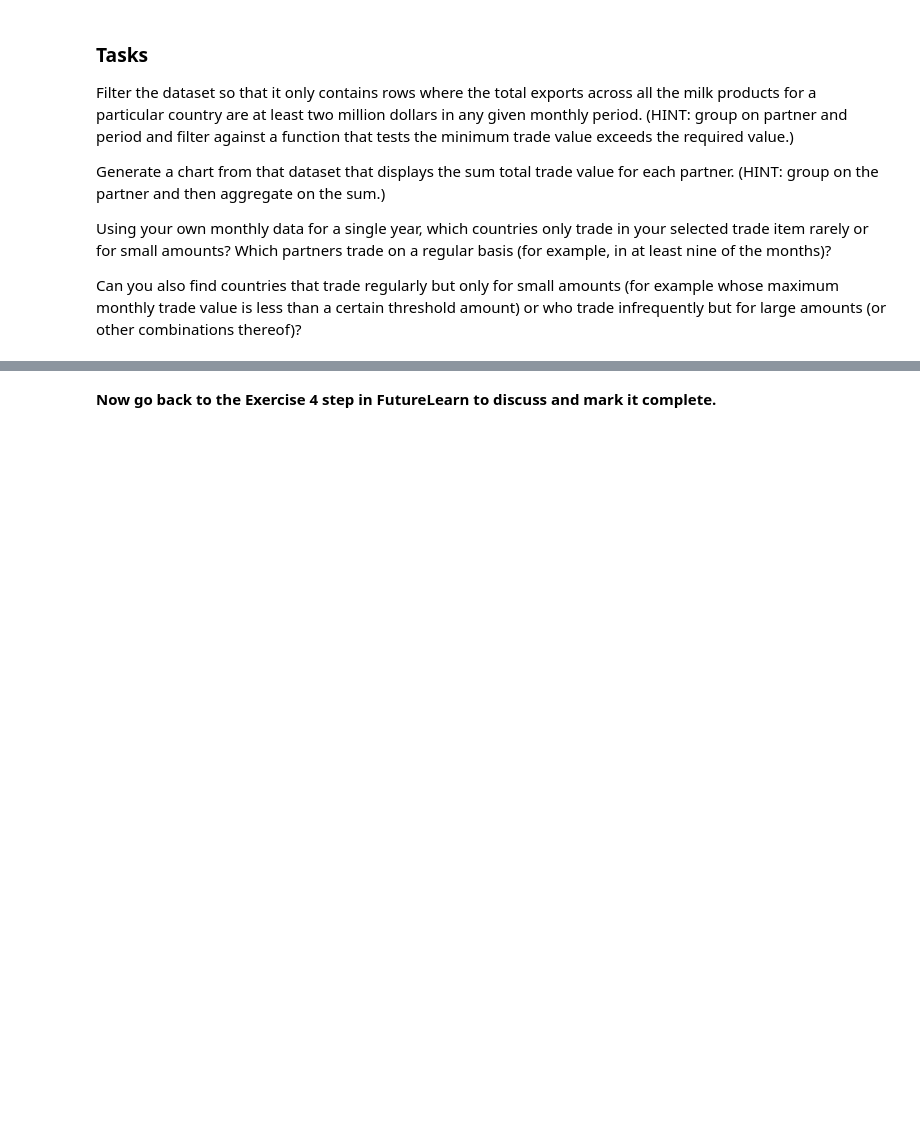
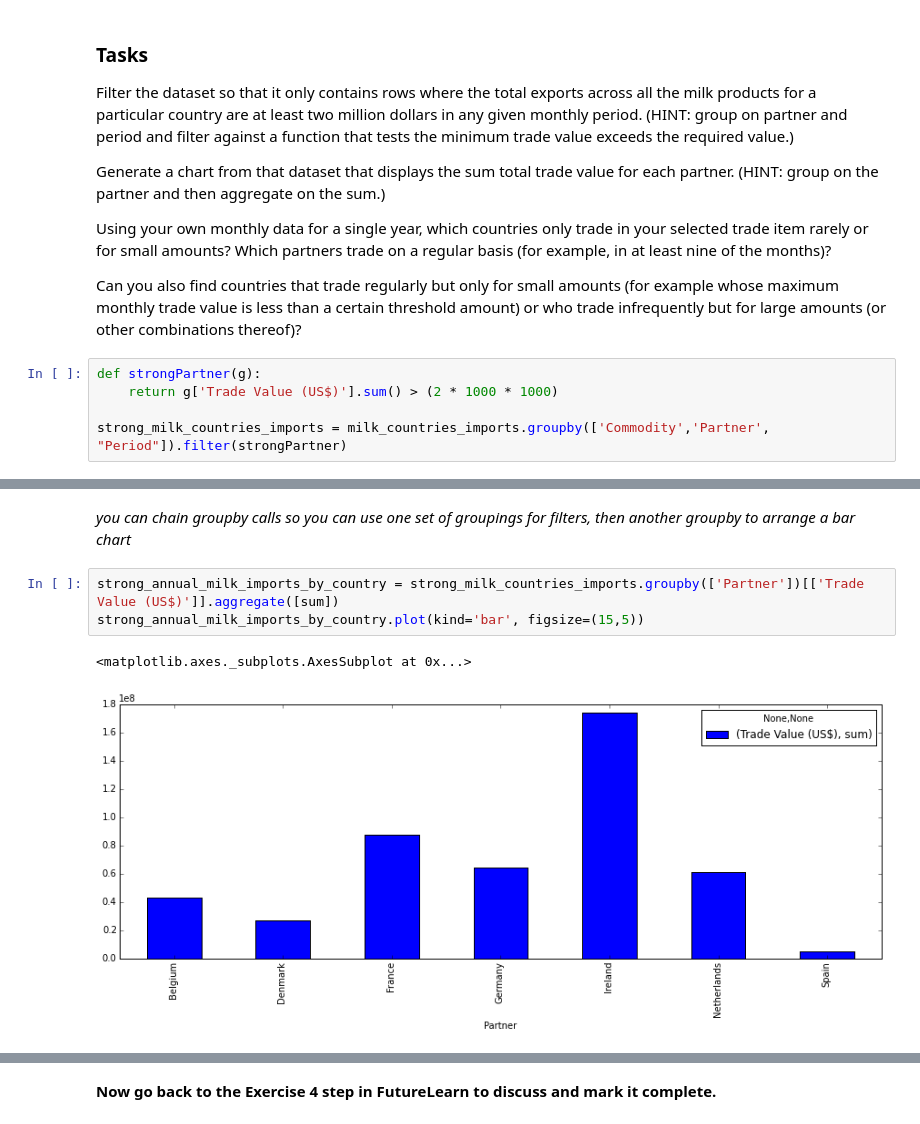
Before and after one commit to mrchrisadams/future-learn-learn-to-code, a Jupyter notebook: Week 4_exercise_notebook-copy.ipynb, the cells around one changed output, grey strips where cells are left out. Saved outputs shown, nothing was run; the diff lists cells and outputs as text; blank space fills up the shorter version.

```diff
--- a/Week 4_exercise_notebook-copy.ipynb
+++ b/Week 4_exercise_notebook-copy.ipynb
@@ -781,3 +828,8 @@ Generate a chart from that dataset that displays the sum total trade value for e
 Using your own monthly data for a single year, which countries only trade in your selected trade item rarely or for small amounts? Which partners trade on a regular basis (for example, in at least nine of the months)?
 
 Can you also find countries that trade regularly but only for small amounts (for example whose maximum monthly trade value is less than a certain threshold amount) or who trade infrequently but for large amounts (or other combinations thereof)?
+# %%
+def strongPartner(g):
+    return g['Trade Value (US$)'].sum() > (2 * 1000 * 1000)
+
+strong_milk_countries_imports = milk_countries_imports.groupby(['Commodity','Partner', "Period"]).filter(strongPartner)
@@ -783,0 +849,8 @@ Can you also find countries that trade regularly but only for small amounts (for
+# %% [markdown]
+_you can chain groupby calls so you can use one set of groupings for filters, then another groupby to arrange a bar chart_
+# %%
+strong_annual_milk_imports_by_country = strong_milk_countries_imports.groupby(['Partner'])[['Trade Value (US$)']].aggregate([sum])
+strong_annual_milk_imports_by_country.plot(kind='bar', figsize=(15,5))
+# %% [output]
+<matplotlib.axes._subplots.AxesSubplot at 0x...>
+[figure, added]
```
Also changed, not shown: parts of 26 cells of this notebook.
